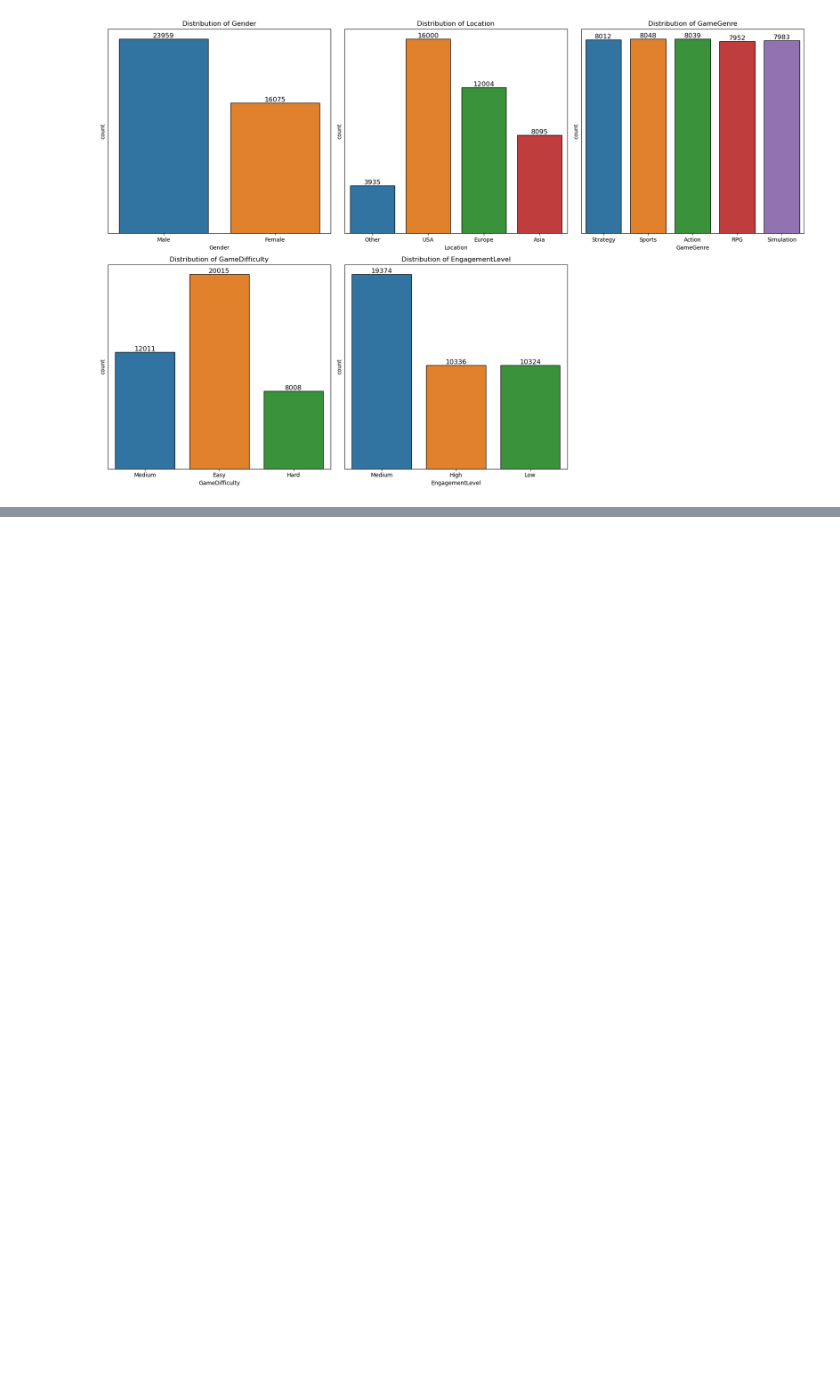
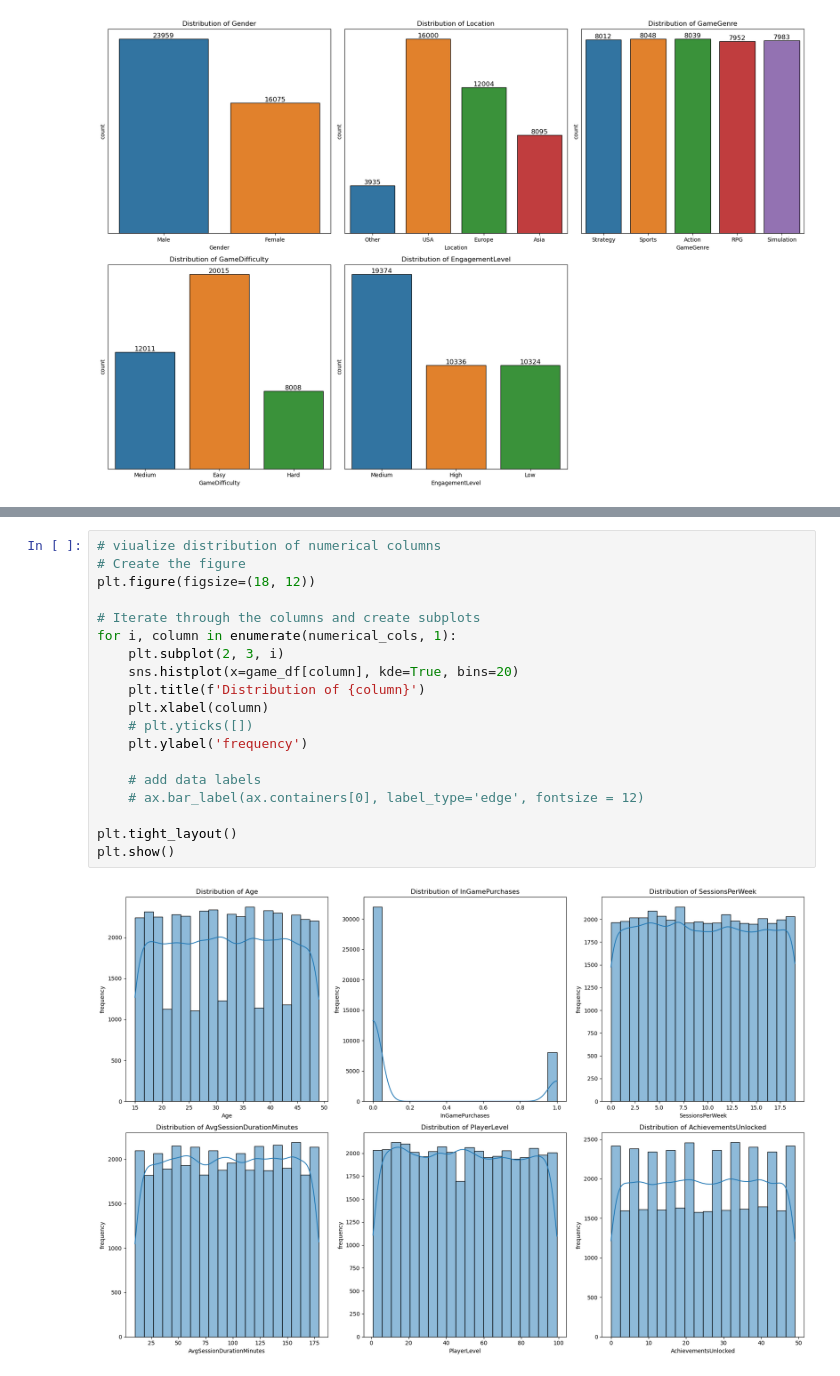
Before and after one commit to UgeneTettey/Blossom_Projects, a Jupyter notebook: capstone/Online_Gaming_Behavior/Online_Gaming_Prediction.ipynb, the cells around one changed output, grey strips where cells are left out. Cells and saved outputs as stored; diff of their text form; blank space fills up the shorter version.

Commit message:
visuals and preprocessing

```diff
--- a/capstone/Online_Gaming_Behavior/Online_Gaming_Prediction.ipynb
+++ b/capstone/Online_Gaming_Behavior/Online_Gaming_Prediction.ipynb
@@ -161,0 +170,21 @@ numerical_cols
+# %%
+# viualize distribution of numerical columns
+# Create the figure
+plt.figure(figsize=(18, 12))
+
+# Iterate through the columns and create subplots
+for i, column in enumerate(numerical_cols, 1):
+    plt.subplot(2, 3, i)
+    sns.histplot(x=game_df[column], kde=True, bins=20)
+    plt.title(f'Distribution of {column}')
+    plt.xlabel(column)
+    # plt.yticks([])
+    plt.ylabel('frequency')
+
+    # add data labels
+    # ax.bar_label(ax.containers[0], label_type='edge', fontsize = 12)
+
+plt.tight_layout()
+plt.show()
+# %% [output]
+[figure, added]
```
Also changed, not shown: parts of 17 cells of this notebook.
